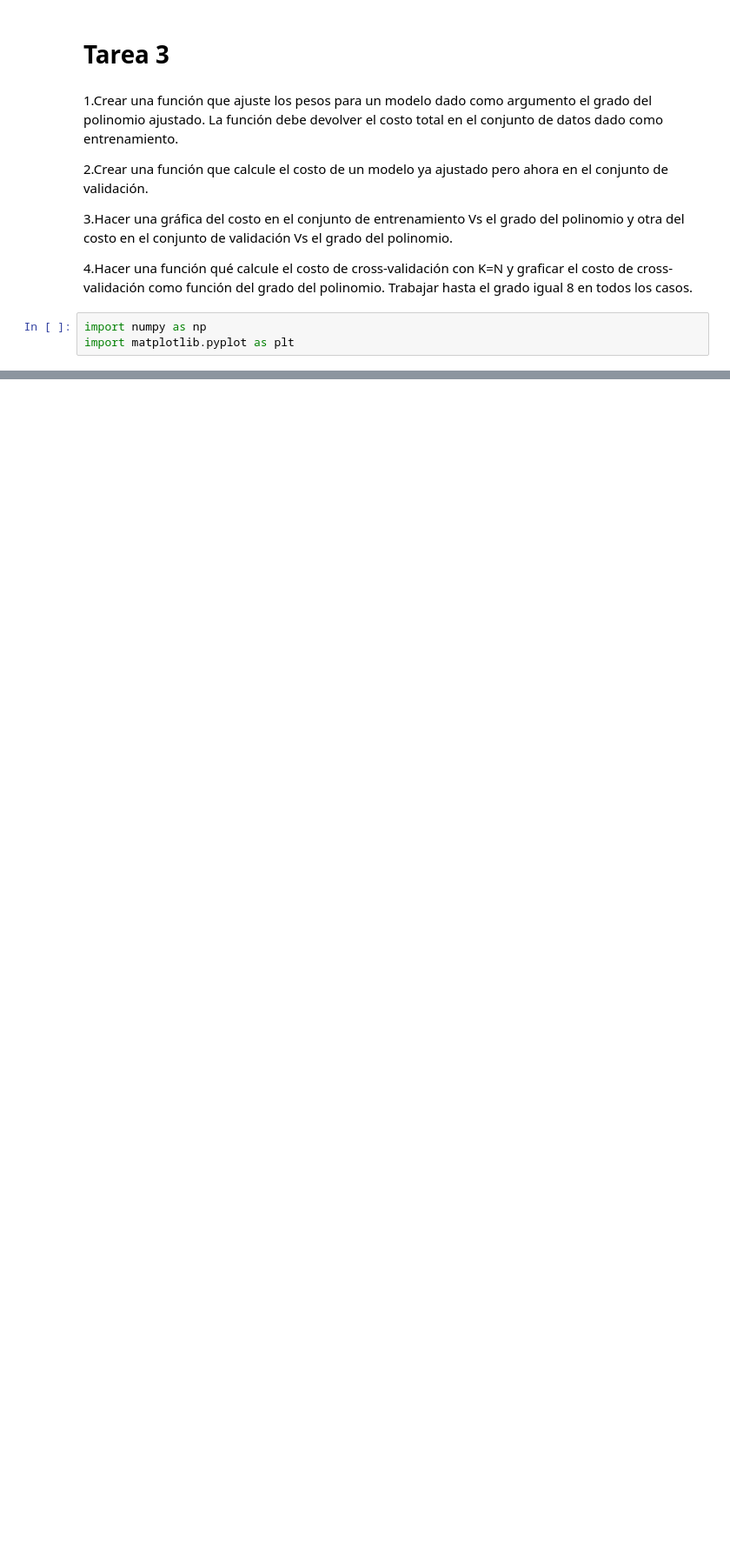
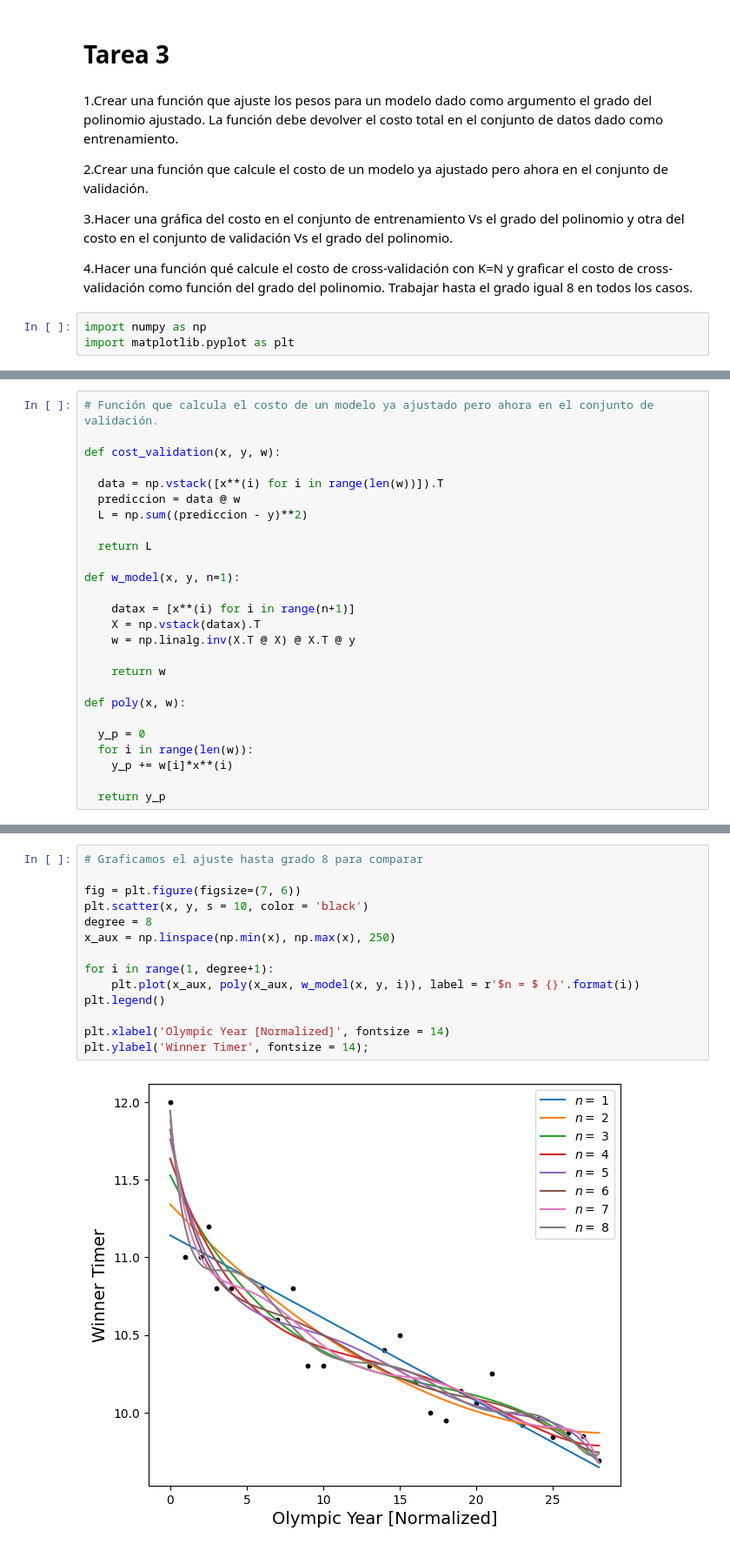
Before and after one commit to DCI-alxogm/ml2023-DPM2310, a Jupyter notebook: Ago25-26/Tarea3.ipynb, the cells around one changed output, grey strips where cells are left out. Shown at 87% size. Cells and saved outputs as stored; diff of their text form; blank space fills up the shorter version.

```diff
--- a/Ago25-26/Tarea3.ipynb
+++ b/Ago25-26/Tarea3.ipynb
@@ -101,0 +60,26 @@ plt.plot(testx,testt,'b')
+# %%
+# Función que calcula el costo de un modelo ya ajustado pero ahora en el conjunto de validación.
+
+def cost_validation(x, y, w):
+
+  data = np.vstack([x**(i) for i in range(len(w))]).T
+  prediccion = data @ w
+  L = np.sum((prediccion - y)**2)
+
+  return L
+
+def w_model(x, y, n=1):
+
+    datax = [x**(i) for i in range(n+1)]
+    X = np.vstack(datax).T
+    w = np.linalg.inv(X.T @ X) @ X.T @ y
+
+    return w
+
+def poly(x, w):
+
+  y_p = 0
+  for i in range(len(w)):
+    y_p += w[i]*x**(i)
+
+  return y_p
@@ -101,0 +112,16 @@ plt.plot(testx,testt,'b')
+# %%
+# Graficamos el ajuste hasta grado 8 para comparar
+
+fig = plt.figure(figsize=(7, 6))
+plt.scatter(x, y, s = 10, color = 'black')
+degree = 8
+x_aux = np.linspace(np.min(x), np.max(x), 250)
+
+for i in range(1, degree+1):
+    plt.plot(x_aux, poly(x_aux, w_model(x, y, i)), label = r'$n = $ {}'.format(i))
+plt.legend()
+
+plt.xlabel('Olympic Year [Normalized]', fontsize = 14)
+plt.ylabel('Winner Timer', fontsize = 14);
+# %% [output]
+[figure, added]
```
Also changed, not shown: parts of 22 cells of this notebook.
